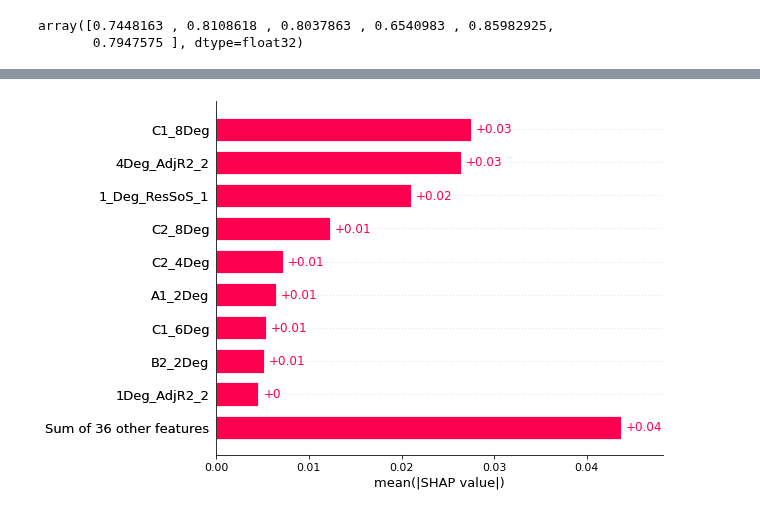
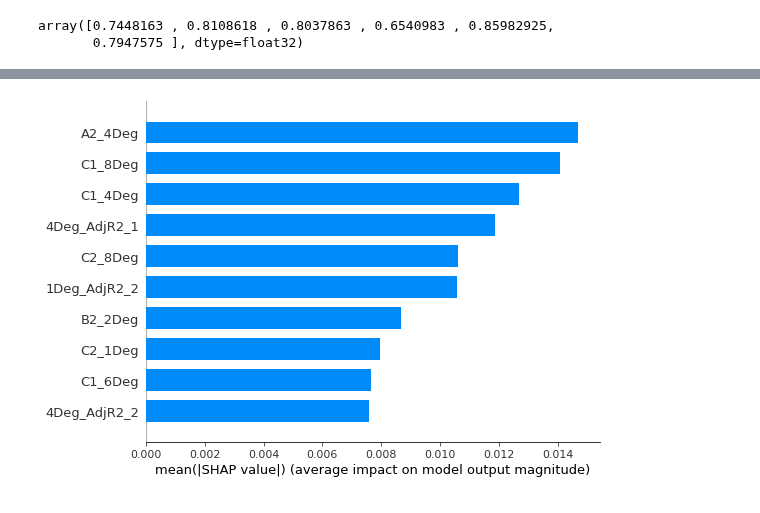
Before and after one commit to jamesleocodes/eye_movement, a Jupyter notebook: models/xgb_reg_six.ipynb, the cells around one changed output, grey strips where cells are left out. Saved outputs shown, nothing was run; the diff lists cells and outputs as text; code cells hidden in the pictures.

```diff
--- a/models/xgb_reg_six.ipynb
+++ b/models/xgb_reg_six.ipynb
@@ -283,21 +298,25 @@ min_child_weight = range(1, 6)
 max_depth = range(3, 10)
 n_estimators= [100, 200, 300, 400, 500, 1000, 1500, 2000]
 # %%
-# data set preparation
-train , test = train_test_split(data,train_size = 0.8,shuffle=True,random_state = 3)
-#alidate , test = train_test_split(rest, train_size = 0.5, shuffle=True,random_state = 3)
+# # data set preparation
+# train , test = train_test_split(data,train_size = 0.8,shuffle=True,random_state = 3)
+# #alidate , test = train_test_split(rest, train_size = 0.5, shuffle=True,random_state = 3)
 
-# training set
-data_tra_x = train.drop(['SixDegGain'],axis=1)
-data_tra_y = train['SixDegGain']
+# # training set
+# data_tra_x = train.drop(['SixDegGain'],axis=1)
+# data_tra_y = train['SixDegGain']
 
-# # validation set
-# data_val_x = validate.drop(['OneDegGain'],axis=1)
-# data_val_y = validate['OneDegGain']
+# # # validation set
+# # data_val_x = validate.drop(['OneDegGain'],axis=1)
+# # data_val_y = validate['OneDegGain']
 
-# test set
-data_tes_x = test.drop(['SixDegGain'],axis=1)
-data_tes_y = test['SixDegGain']
+# # test set
+# data_tes_x = test.drop(['SixDegGain'],axis=1)
+# data_tes_y = test['SixDegGain']
+# %%
+x = data_gain.drop(['OneDegGain'],axis=1)
+y = data_gain['OneDegGain']
+X_train, X_test, y_train, y_test = train_test_split(x,y, test_size=0.2, random_state= 42)
 # %%
 # Define a objective function
 def hyperparameter_tuning(params):
@@ -325,7 +344,7 @@ file_path = dirname+"/hyperparameters/xgb_reg_six.pkl"
 pickle.dump(best_parameters, open(file_path,'wb'))
 # %%
 #load best parameters
-file_path = dirname+"/hyperparameters/xgb_reg_six.pkl"
+file_path = dirname+"/hyperparameters/xgb_reg_one_.pkl"
 best_parameters_one= pickle.load(open(file_path,'rb'))
 # %%
 # best model single run
@@ -339,7 +358,7 @@ best_model = XGBRegressor(  n_estimators=n_estimators[best_parameters_one['n_est
                             n_jobs=6, random_state=1, seed=1)
 # %%
 # Fit
-best_model.fit(data_tra_x,data_tra_y)
+best_model.fit(X_train,y_train)
 # %% [output]
 XGBRegressor(base_score=0.5, booster='gbtree', callbacks=None,
              colsample_bylevel=1, colsample_bynode=1,
@@ -436,15 +461,16 @@ The score is 0.13018
 # %%
 # classifier = xgb.XGBClassifier()
 # classifier.fit(x_train,y_train)
 # print the JS visualization code to the notebook
 shap.initjs()
 explainer = shap.Explainer(best_model)
 shap_values = explainer(data_tes_x)
-shap.plots.bar(shap_values, max_display=10,show=False)
+#shap.plots.bar(shap_values, max_display= 10,show=False,plot_type='bar')
+shap.summary_plot(shap_values, data_tes_x,max_display=10,plot_type='bar')
 #plt.savefig("shap_no_gain.png", format="png", dpi=300)
 # %% [output]
 [interactive output not drawn]
-[figure, old version]
+[figure, new version]
 # %%
 shap.summary_plot(shap_values, data_tes_x,max_display=10,show=False)
 # %% [output]
```
Also changed, not shown: parts of 55 cells of this notebook, 2 other files.
